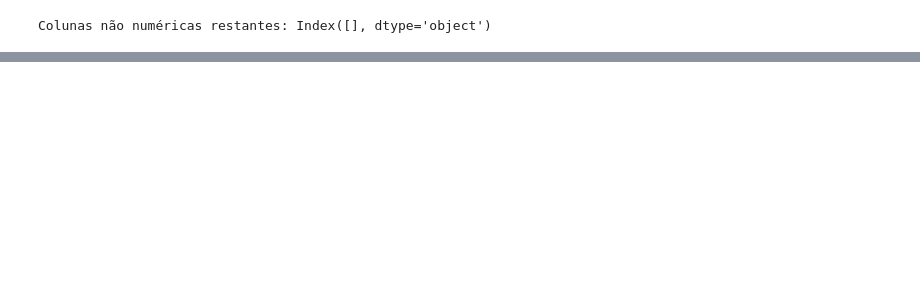
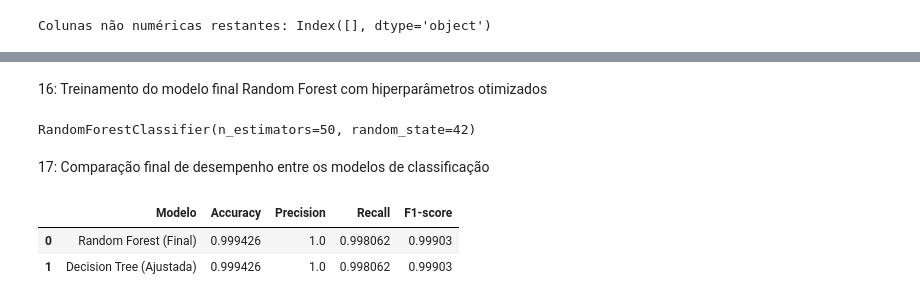
Before and after one commit to WKesneY/T3-Ciencia_de_Dados, a Jupyter notebook: notebooks/books-dataset.ipynb, the cells around one changed output, grey strips where cells are left out. Drawn from its saved outputs; the diff is of its cells as text; code cells hidden in the pictures; blank space fills up the shorter version.

Commit message:
Finaliza classificação com ajuste de hiperparâmetros e avaliação dos modelos

```diff
--- a/notebooks/books-dataset.ipynb
+++ b/notebooks/books-dataset.ipynb
@@ -300,8 +307,8 @@ weighted avg       1.00      1.00      1.00      1742
 # %%
-# Depois de gerar os dummies (type, rating, duration_type, country_top, genres)
-X_train_clean = X_train_clean.astype(int)
-X_test_clean  = X_test_clean.astype(int)
+X_train_clean = pd.DataFrame(X_train_imputed, columns=X_train_num.columns)
+X_test_clean  = pd.DataFrame(X_test_imputed, columns=X_test_num.columns)
 
+# Verificação final
 non_numeric_cols = X_train_clean.select_dtypes(exclude=[np.number]).columns
 print("Colunas não numéricas restantes:", non_numeric_cols)
 # %% [output]
@@ -343,0 +392,6 @@ KeyboardInterrupt:
+# %%
+# Recuperar o melhor modelo Decision Tree
+best_dt = grid_search_dt.best_estimator_
+
+# Treinar com os dados de treino
+best_dt.fit(X_train_clean, y_train)
@@ -343,0 +418,37 @@ KeyboardInterrupt:
+# %% [markdown]
+16: Treinamento do modelo final Random Forest com hiperparâmetros otimizados
+# %%
+# Recuperar o melhor Random Forest do GridSearch
+best_rf = grid_search_small.best_estimator_
+
+# Treinar novamente com os dados de treino
+best_rf.fit(X_train_clean, y_train)
+# %% [output]
+RandomForestClassifier(n_estimators=50, random_state=42)
+# %% [markdown]
+17: Comparação final de desempenho entre os modelos de classificação
+# %%
+models_final = {
+    "Random Forest (Final)": best_rf,
+    "Decision Tree (Ajustada)": best_dt
+}
+
+results = []
+
+for name, model in models_final.items():
+    y_pred = model.predict(X_test_clean)
+
+    results.append({
+        "Modelo": name,
+        "Accuracy": accuracy_score(y_test, y_pred),
+        "Precision": precision_score(y_test, y_pred),
+        "Recall": recall_score(y_test, y_pred),
+        "F1-score": f1_score(y_test, y_pred)
+    })
+
+df_results_final = pd.DataFrame(results)
+df_results_final
+# %% [output]
+|  | Modelo | Accuracy | Precision | Recall | F1-score |
+| 0 | Random Forest (Final) | 0.999426 | 1.0 | 0.998062 | 0.99903 |
+| 1 | Decision Tree (Ajustada) | 0.999426 | 1.0 | 0.998062 | 0.99903 |
```
Also changed, not shown: parts of 14 cells of this notebook.
